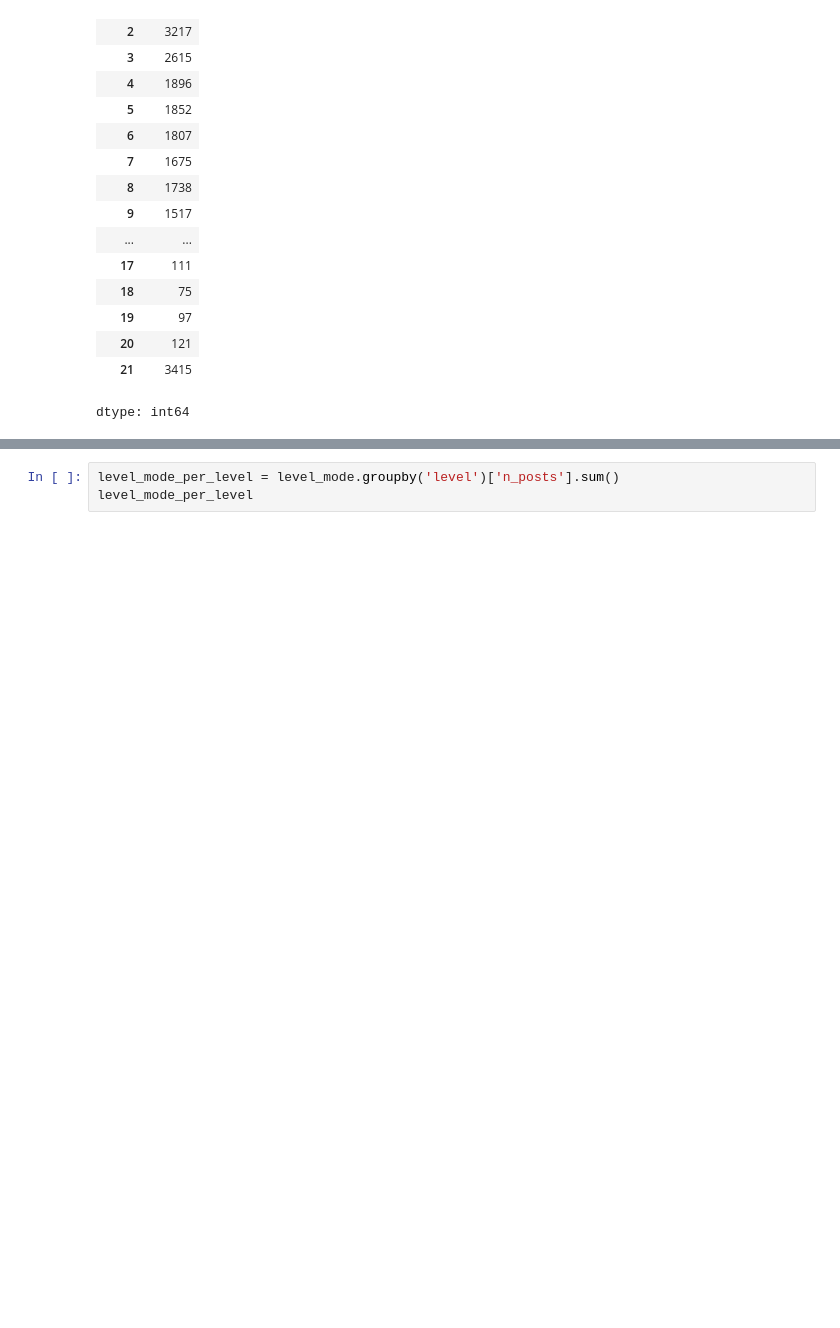
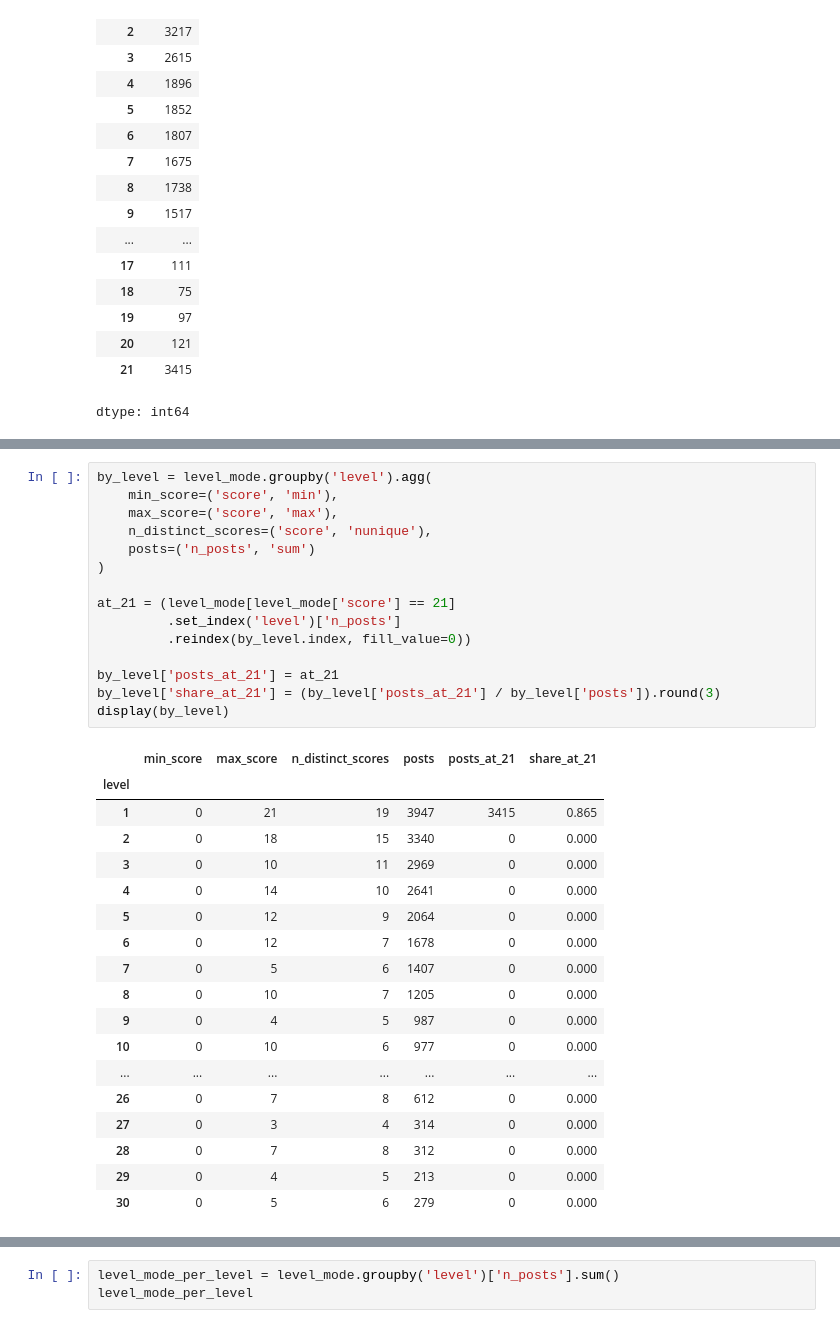
Before and after one commit to Adir-Amar/FloodIt-product-analytics, a Jupyter notebook: notebooks/05_score_mode_analysis.ipynb, the cells around one changed output, grey strips where cells are left out. Drawn from its saved outputs; the diff is of its cells as text; blank space fills up the shorter version.

```diff
--- a/notebooks/05_score_mode_analysis.ipynb
+++ b/notebooks/05_score_mode_analysis.ipynb
@@ -68,0 +90,34 @@ dtype: int64
+# %%
+by_level = level_mode.groupby('level').agg(
+    min_score=('score', 'min'),
+    max_score=('score', 'max'),
+    n_distinct_scores=('score', 'nunique'),
+    posts=('n_posts', 'sum')
+)
+
+at_21 = (level_mode[level_mode['score'] == 21]
+         .set_index('level')['n_posts']
+         .reindex(by_level.index, fill_value=0))
+
+by_level['posts_at_21'] = at_21
+by_level['share_at_21'] = (by_level['posts_at_21'] / by_level['posts']).round(3)
+display(by_level)
+# %% [output]
+|  | min_score | max_score | n_distinct_scores | posts | posts_at_21 | share_at_21 |
+| level |  |  |  |  |  |  |
+| 1 | 0 | 21 | 19 | 3947 | 3415 | 0.865 |
+| 2 | 0 | 18 | 15 | 3340 | 0 | 0.000 |
+| 3 | 0 | 10 | 11 | 2969 | 0 | 0.000 |
+| 4 | 0 | 14 | 10 | 2641 | 0 | 0.000 |
+| 5 | 0 | 12 | 9 | 2064 | 0 | 0.000 |
+| 6 | 0 | 12 | 7 | 1678 | 0 | 0.000 |
+| 7 | 0 | 5 | 6 | 1407 | 0 | 0.000 |
+| 8 | 0 | 10 | 7 | 1205 | 0 | 0.000 |
+| 9 | 0 | 4 | 5 | 987 | 0 | 0.000 |
+| 10 | 0 | 10 | 6 | 977 | 0 | 0.000 |
+| ... | ... | ... | ... | ... | ... | ... |
+| 26 | 0 | 7 | 8 | 612 | 0 | 0.000 |
+| 27 | 0 | 3 | 4 | 314 | 0 | 0.000 |
+| 28 | 0 | 7 | 8 | 312 | 0 | 0.000 |
+| 29 | 0 | 4 | 5 | 213 | 0 | 0.000 |
+| 30 | 0 | 5 | 6 | 279 | 0 | 0.000 |
```
Also changed, not shown: parts of 10 cells of this notebook.
